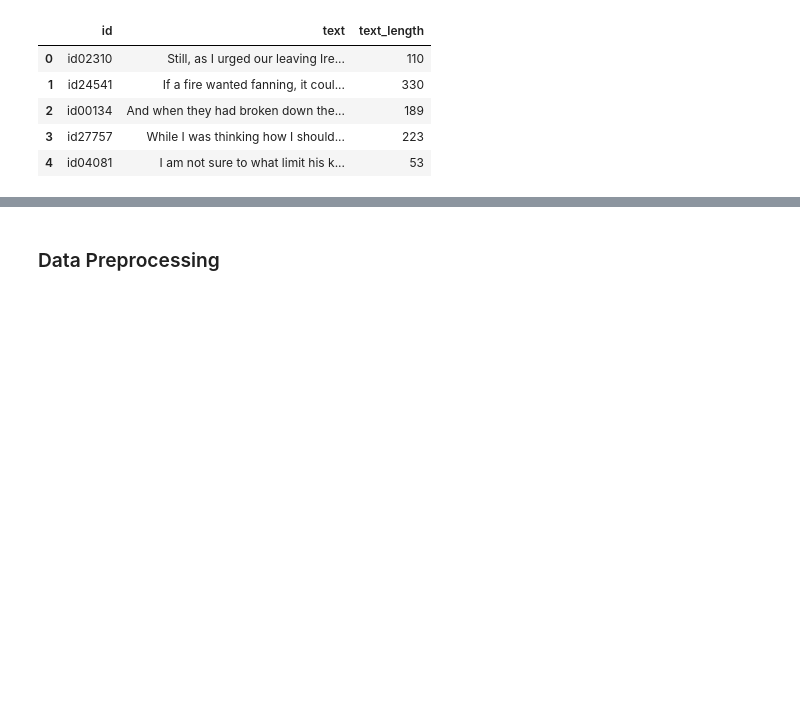
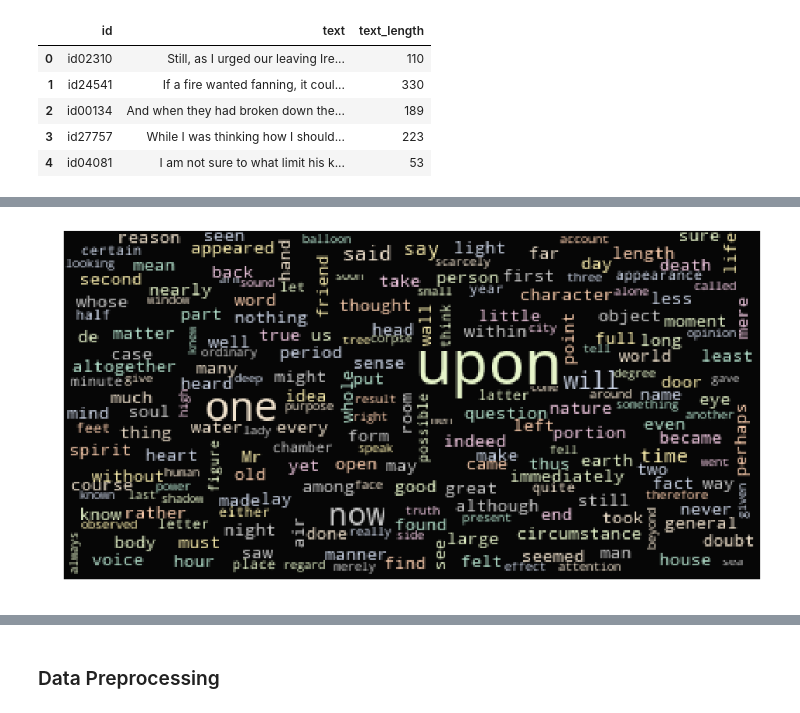
Before and after one commit to kavitakanojiya/capstone-machine-learning, a Jupyter notebook: Author Detection.ipynb, the cells around one changed output, grey strips where cells are left out. Cells and saved outputs as stored; diff of their text form; code cells hidden in the pictures; blank space fills up the shorter version.

```diff
--- a/Author Detection.ipynb
+++ b/Author Detection.ipynb
@@ -155,0 +324,8 @@ unauthored_contents.head()
+# %%
+eap_documents = authored_contents[authored_contents.author == 'EAP']['text'].values
+hpl_documents = authored_contents[authored_contents.author == 'HPL']['text'].values
+mws_documents = authored_contents[authored_contents.author == 'MWS']['text'].values
+# %%
+eap_words = " ".join(eap_documents)
+hpl_words = " ".join(hpl_documents)
+mws_words = " ".join(mws_documents)
@@ -155,0 +334,10 @@ unauthored_contents.head()
+# %%
+pyplot.figure(figsize=(16,13))
+
+wordcloud = WordCloud(relative_scaling = 1.0, stopwords = STOPWORDS, max_font_size= 35)
+wordcloud.generate(eap_words)
+pyplot.imshow(wordcloud.recolor(colormap= 'Pastel2' , random_state=17), alpha=0.98)
+pyplot.axis('off')
+pyplot.show()
+# %% [output]
+[figure, added]
```
Also changed, not shown: parts of 106 cells of this notebook, 2 other files.
